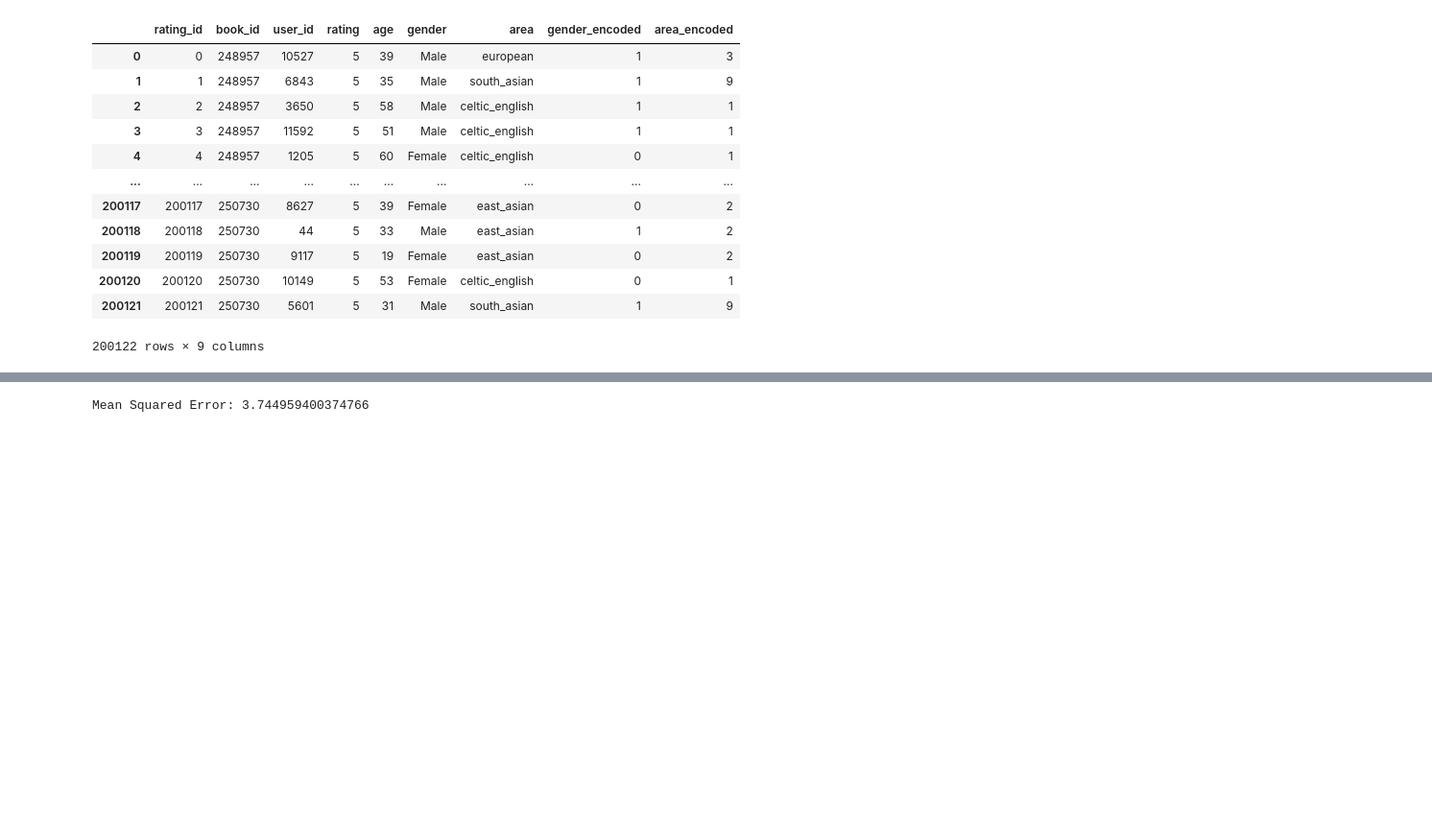
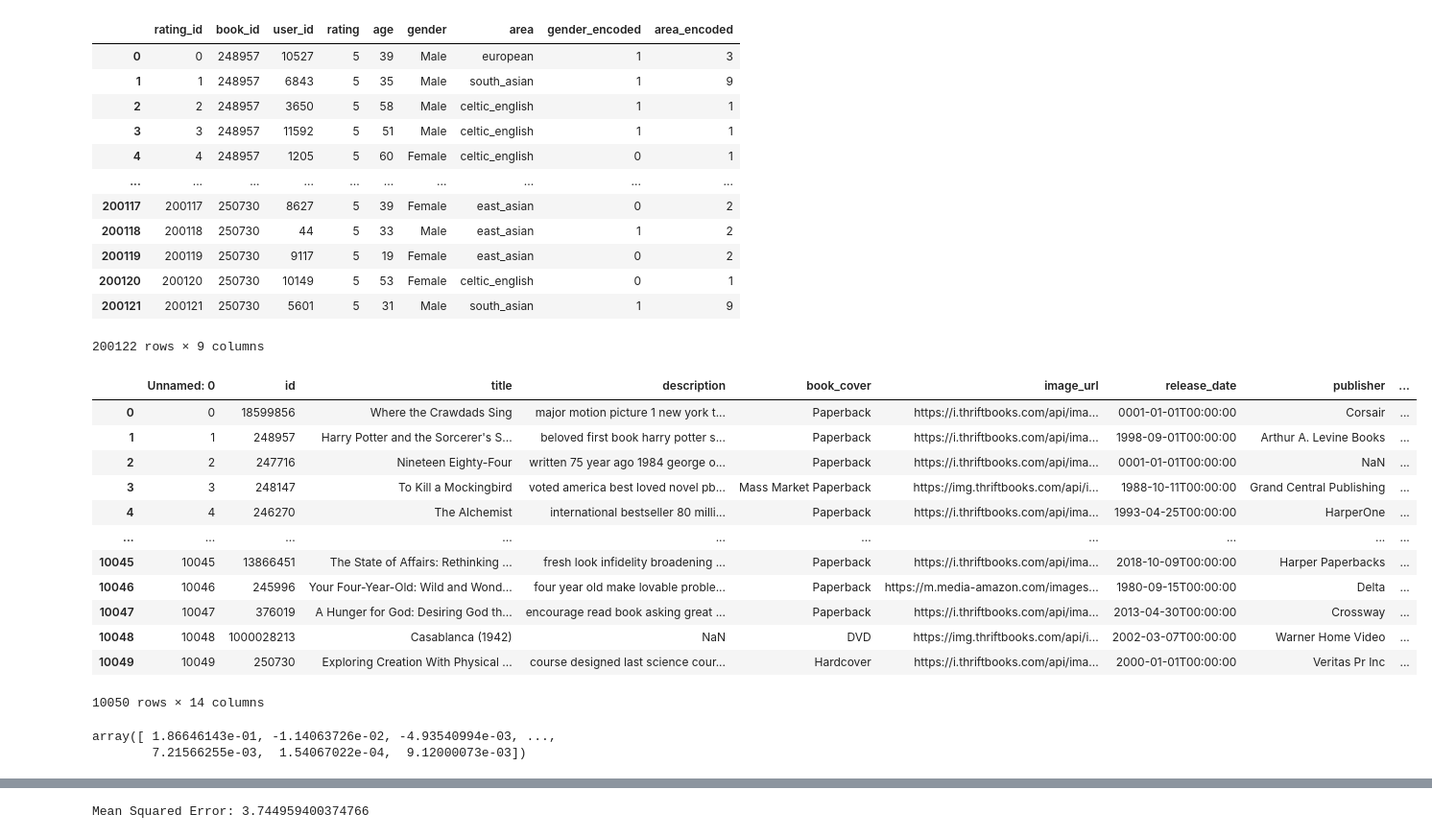
Before and after one commit to PBL-7-Book-Recommendation/ModelAI, a Jupyter notebook: training/Predict_rating/predict_rating.ipynb, the cells around one changed output, grey strips where cells are left out. Shown: that part at 96% size. Drawn from its saved outputs; the diff is of its cells as text; code cells hidden in the pictures; blank space fills up the shorter version.

```diff
--- a/training/Predict_rating/predict_rating.ipynb
+++ b/training/Predict_rating/predict_rating.ipynb
@@ -50,3 +55,20 @@ df
 | 200120 | 200120 | 250730 | 10149 | 5 | 53 | Female | celtic_english | 0 | 1 |
 | 200121 | 200121 | 250730 | 5601 | 5 | 31 | Male | south_asian | 1 | 9 |
 200122 rows × 9 columns
+# %%
+df_book = pd.read_csv('E:/Tài liệu môn học/Đồ án/pbl7/modelAI/ModelAI/data/thrift-preprocessed-summarize-problem.csv')
+df_book
+# %% [output]
+|  | Unnamed: 0 | id | title | description | book_cover | image_url | release_date | publisher | ... |
+| 0 | 0 | 18599856 | Where the Crawdads Sing | major motion picture 1 new york t... | Paperback | https://i.thriftbooks.com/api/ima... | 0001-01-01T00:00:00 | Corsair | ... |
+| 1 | 1 | 248957 | Harry Potter and the Sorcerer's S... | beloved first book harry potter s... | Paperback | https://i.thriftbooks.com/api/ima... | 1998-09-01T00:00:00 | Arthur A. Levine Books | ... |
+| 2 | 2 | 247716 | Nineteen Eighty-Four | written 75 year ago 1984 george o... | Paperback | https://i.thriftbooks.com/api/ima... | 0001-01-01T00:00:00 | NaN | ... |
+| 3 | 3 | 248147 | To Kill a Mockingbird | voted america best loved novel pb... | Mass Market Paperback | https://img.thriftbooks.com/api/i... | 1988-10-11T00:00:00 | Grand Central Publishing | ... |
+| 4 | 4 | 246270 | The Alchemist | international bestseller 80 milli... | Paperback | https://i.thriftbooks.com/api/ima... | 1993-04-25T00:00:00 | HarperOne | ... |
+| ... | ... | ... | ... | ... | ... | ... | ... | ... | ... |
+| 10045 | 10045 | 13866451 | The State of Affairs: Rethinking ... | fresh look infidelity broadening ... | Paperback | https://i.thriftbooks.com/api/ima... | 2018-10-09T00:00:00 | Harper Paperbacks | ... |
+| 10046 | 10046 | 245996 | Your Four-Year-Old: Wild and Wond... | four year old make lovable proble... | Paperback | https://m.media-amazon.com/images... | 1980-09-15T00:00:00 | Delta | ... |
+| 10047 | 10047 | 376019 | A Hunger for God: Desiring God th... | encourage read book asking great ... | Paperback | https://i.thriftbooks.com/api/ima... | 2013-04-30T00:00:00 | Crossway | ... |
+| 10048 | 10048 | 1000028213 | Casablanca (1942) | NaN | DVD | https://img.thriftbooks.com/api/i... | 2002-03-07T00:00:00 | Warner Home Video | ... |
+| 10049 | 10049 | 250730 | Exploring Creation With Physical ... | course designed last science cour... | Hardcover | https://i.thriftbooks.com/api/ima... | 2000-01-01T00:00:00 | Veritas Pr Inc | ... |
+10050 rows × 14 columns
@@ -53,3 +79,8 @@ df
+# %%
+tfidf_matrix[90]
+# %% [output]
+array([ 1.86646143e-01, -1.14063726e-02, -4.93540994e-03, ...,
+        7.21566255e-03,  1.54067022e-04,  9.12000073e-03])
 # %%
 X = df[['book_id',	'user_id',	'age',	'gender_encoded',	'area_encoded']]  # features
 y = df['rating']
```
Also changed, not shown: parts of 29 cells of this notebook, 8 other files.
